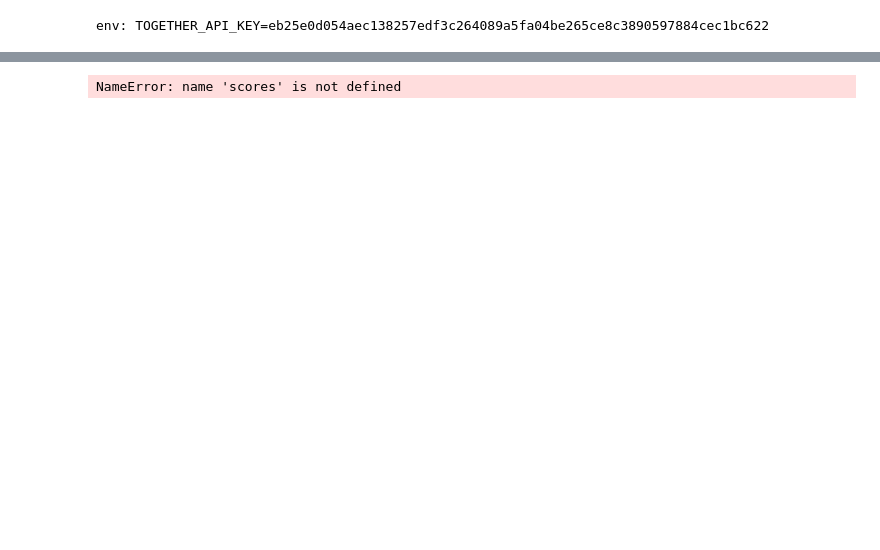
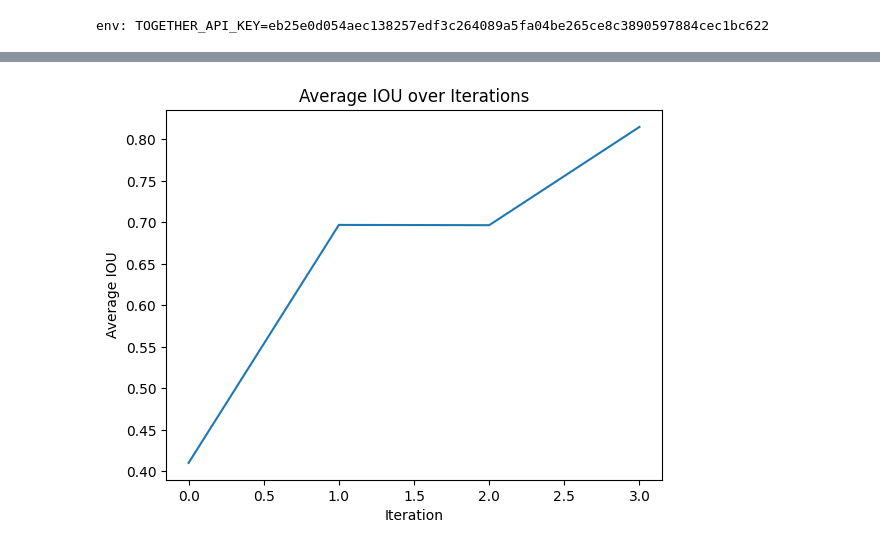
Before and after one commit to patrickpxye/connections, a Jupyter notebook: verbalRL.ipynb, the cells around one changed output, grey strips where cells are left out. Saved outputs shown, nothing was run; the diff lists cells and outputs as text; code cells hidden in the pictures; blank space fills up the shorter version.

```diff
--- a/verbalRL.ipynb
+++ b/verbalRL.ipynb
@@ -72,9 +72,9 @@ average IOU loss in test set for iteration  7 :  0.6239468864468865
 # %%
-#plotting
-plt.plot(range(1,8), scores)
+#plot with each score clearly labeled
+plt.plot(scores)
 plt.xlabel('Iteration')
 plt.ylabel('Average IOU')
-plt.title('Average IOU over iterations')
+plt.title('Average IOU over Iterations')
 plt.show()
 # %% [output]
-NameError: name 'scores' is not defined
+[figure, added]
```
Also changed, not shown: parts of 1 cell of this notebook.
